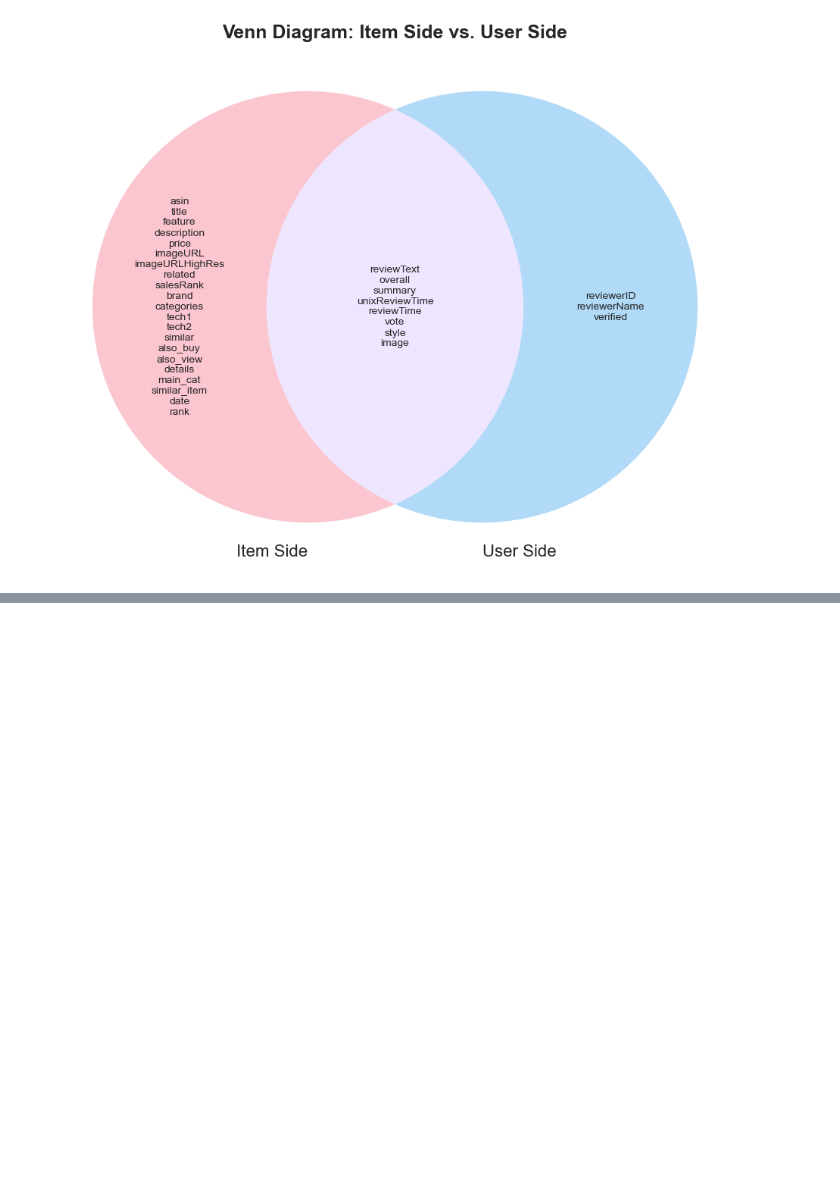
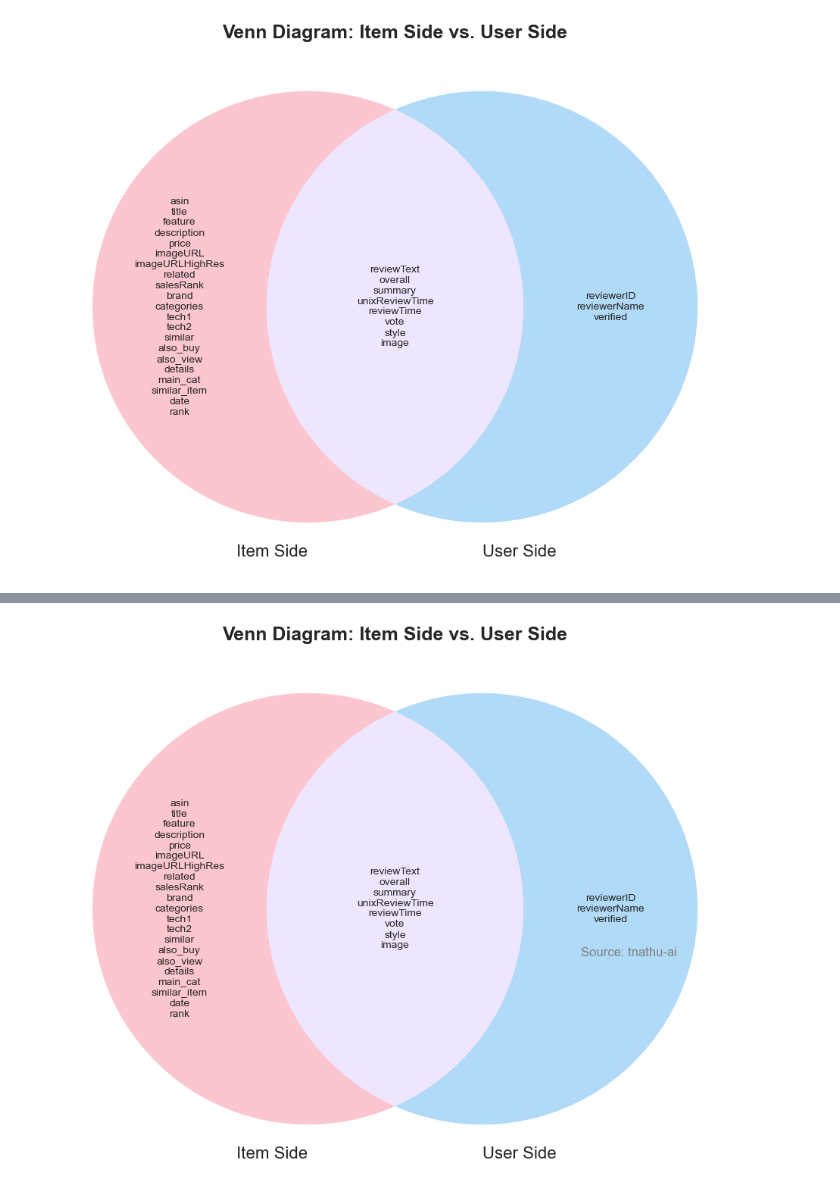
Before and after one commit to tnathu-ai/recommender-system-openAI, a Jupyter notebook: rec-sys/notebook/evaluation/amazon.ipynb, the cells around one changed output, grey strips where cells are left out. Saved outputs shown, nothing was run; the diff lists cells and outputs as text; code cells hidden in the pictures; blank space fills up the shorter version.

Commit message:
updated graphically update image

```diff
--- a/rec-sys/notebook/evaluation/amazon.ipynb
+++ b/rec-sys/notebook/evaluation/amazon.ipynb
@@ -533,3 +533,82 @@ Requirement already satisfied: python-dateutil>=2.7 in /Users/tnathu-ai/opt/anac
 Requirement already satisfied: pytz>=2020.1 in /Users/tnathu-ai/opt/anaconda3/envs/test/lib/python3.11/site-packages (from pandas>=1.2->seaborn) (2022.7)
 Requirement already satisfied: six>=1.5 in /Users/tnathu-ai/opt/anaconda3/envs/test/lib/python3.11/site-packages (from python-dateutil>=2.7->matplotlib!=3.6.1,>=3.3->seaborn) (1.16.0)
 [figure]
+# %%
+!pip install seaborn
+import matplotlib.pyplot as plt
+from matplotlib_venn import venn2
+import seaborn as sns
+
+# Constants for item side, user side, and interaction side
+ITEM_SIDE = [
+    'asin',
+    'title',
+    'feature',
+    'description',
+    'price',
+    'imageURL',
+    'imageURLHighRes',
+    'related',
+    'salesRank',
+    'brand',
+    'categories',
+    'tech1',
+    'tech2',
+    'similar',
+    'also_buy',
+    'also_view',
+    'details',
+    'main_cat',
+    'similar_item',
+    'date',
+    'rank'
+]
+
+USER_SIDE = [
+    'reviewerID',
+    'reviewerName',
+    'verified'
+]
+
+INTERACTION_SIDE = [
+    'reviewText',
+    'overall',
+    'summary',
+    'unixReviewTime',
+    'reviewTime',
+    'vote',
+    'style',
+    'image'
+]
+
+# Set the seaborn style
+sns.set(style="whitegrid")
+
+# Choose a colorblind-friendly palette that includes pink
+palette = sns.color_palette("husl", 3)
+item_color = palette[0]  # First color for item side
+user_color = palette[2]  # Third color for user side (includes pink)
+
+# Create the Venn diagram
+plt.figure(figsize=(12, 9))
+venn = venn2(subsets=(1, 1, 1), set_labels=("Item Side", "User Side"), set_colors=(item_color, user_color))
+
+# Set the text size and make the title bold
+for text in venn.set_labels:
+    text.set_fontsize(16)
+for text in venn.subset_labels:
+    text.set_fontsize(10)
+
+# Add data to the Venn diagram sectors
+venn.get_label_by_id('10').set_text('\n'.join(ITEM_SIDE))
+venn.get_label_by_id('01').set_text('\n'.join(USER_SIDE))
+venn.get_label_by_id('11').set_text('\n'.join(INTERACTION_SIDE))
+
+# Add the source citation in gray
+plt.text(0.5, -0.1, "Source: tnathu-ai", fontsize=12, color='gray', ha='center')
+
+# Display the Venn diagram
+plt.title("Venn Diagram: Item Side vs. User Side", fontsize=18, fontweight='bold')
+plt.savefig('../images/interaction_venn_diagram.png')  # Save the plot
+plt.show()
+# %% [output]
@@ -535,0 +629 @@ Requirement already satisfied: six>=1.5 in /Users/tnathu-ai/opt/anaconda3/envs/t
+[figure, added]
```
Also changed, not shown: parts of 1 cell of this notebook, 1 other file.
